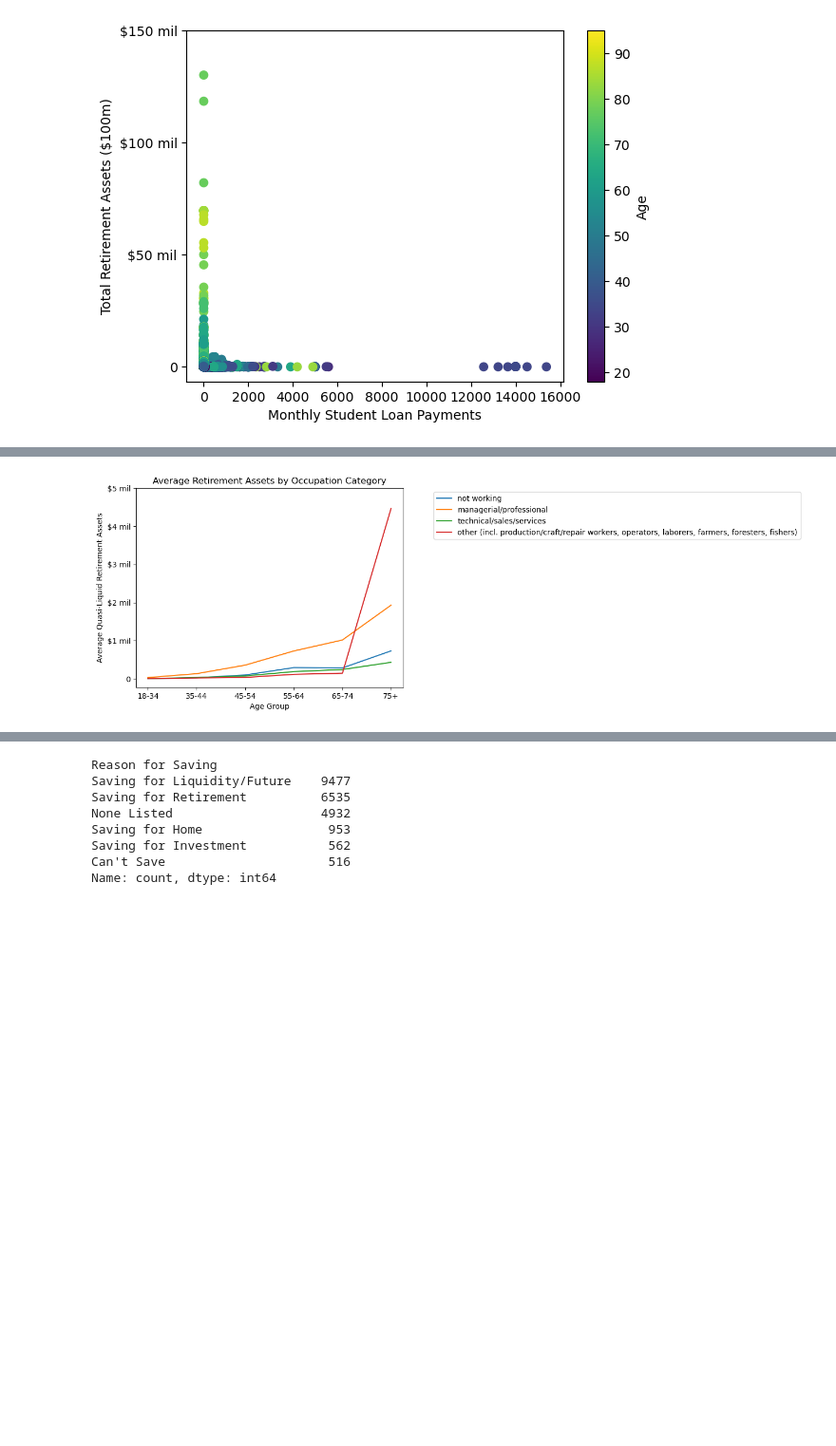
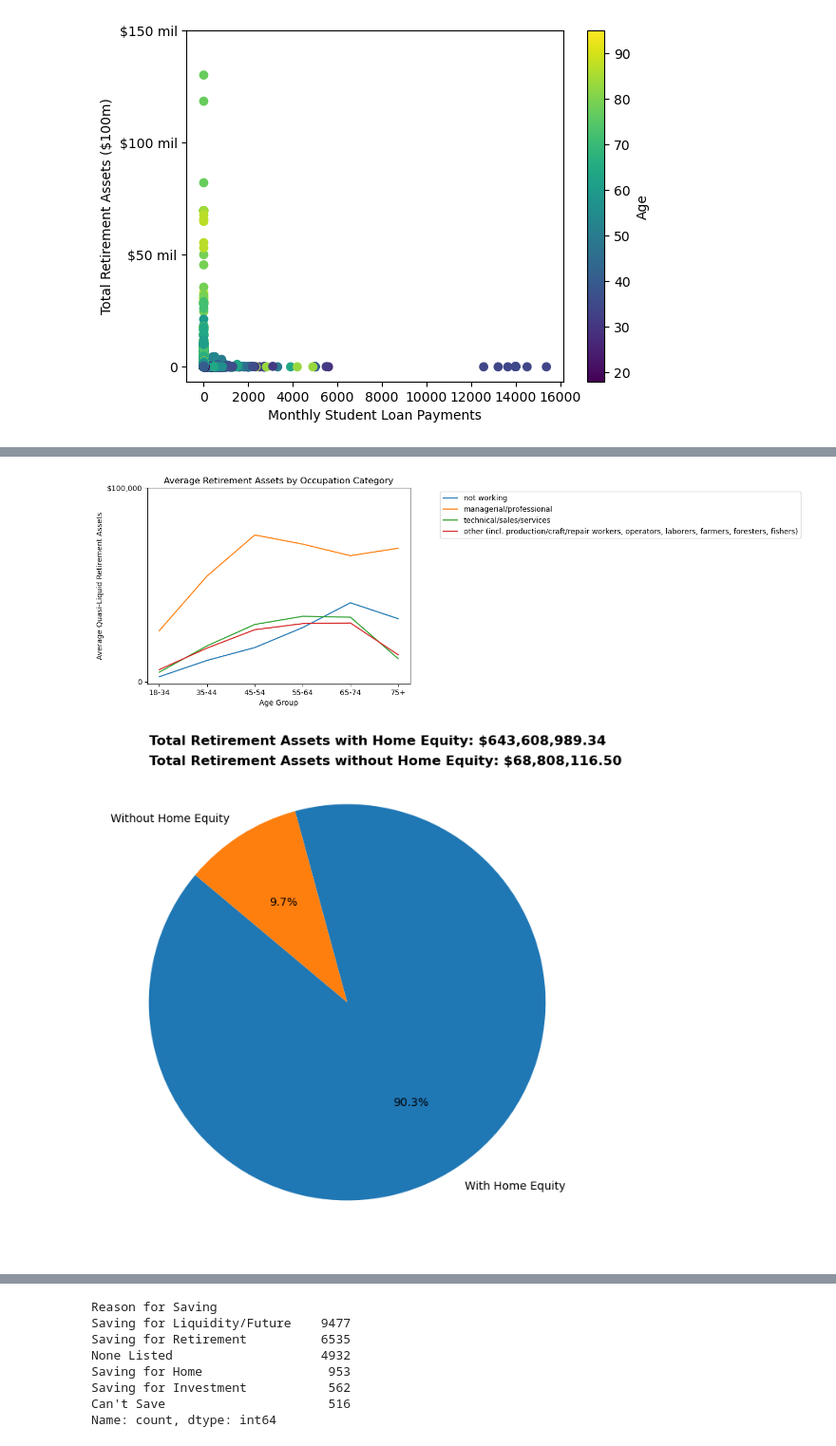
Before and after one commit to HanaDoubleU/project-1, a Jupyter notebook: Survey_Consumer_Finances_Bekah Graphs.ipynb, the cells around one changed output, grey strips where cells are left out. Shown at 95% size. Cells and saved outputs as stored; diff of their text form; code cells hidden in the pictures; blank space fills up the shorter version.

```diff
--- a/Survey_Consumer_Finances_Bekah Graphs.ipynb
+++ b/Survey_Consumer_Finances_Bekah Graphs.ipynb
@@ -414,19 +450,18 @@ plt.show()
 # plt.show()
 # %%
 # For Occupation Categories: Line graphs of Average Retirement by Age Group
+x_values = sorted(final_data_df["Age Group"].unique())
 
-x_values = sorted(data_df["Age Group"].unique())
-
-occs = data_df["Occupation Class"].unique()
+occs = final_data_df["Occupation Class"].unique()
 
 for occ in occs:
-    occ_df = data_df[data_df["Occupation Class"] == occ]
+    occ_df = final_data_df[final_data_df["Occupation Class"] == occ]
     y_values = occ_df.groupby("Age Group")["Total Equity: Quasi-Liquid Retirement Assets 2019"].mean()
     plt.plot(x_values, y_values, label=occ)
 
 # Use real numbers as the y-axis markers
-plt.yticks([0, 1000000, 2000000, 3000000, 4000000, 5000000],
-           ['0', '$1 mil', '$2 mil', '$3 mil', '$4 mil', '$5 mil'])
+plt.yticks([0, 100000],
+           ['0', '$100,000'])
 
 # Add labels
 plt.xlabel('Age Group')
@@ -437,12 +472,42 @@ plt.title('Average Retirement Assets by Occupation Category')
 plt.legend(loc='upper right', bbox_to_anchor=(2.5, 1), ncol=1)
 
 # Save an image of the graph
-plt.savefig('Bekah 2a -occs.png')
+plt.savefig('Bekah 2 -occupations.png')
 
 # Display the plot
 plt.show()
 # %% [output]
-[figure, old version]
+[figure, new version]
+# %%
+# Positive Home Equity vs Retirement
+
+# Filter out rows where home equity is greater than zero
+ret_w_equity = final_data_df[final_data_df['Total Value Home Equity 2019'] > 0]['Total Equity: Quasi-Liquid Retirement Assets 2019'].sum()
+
+# Filter out rows where home equity is equal to or less than zero
+ret_no_equity = final_data_df[final_data_df['Total Value Home Equity 2019'] <= 0]['Total Equity: Quasi-Liquid Retirement Assets 2019'].sum()
+
+# Data for the pie chart
+labels = ['With Home Equity', 'Without Home Equity']
+sizes = [ret_w_equity, ret_no_equity]
+# colors = ['lightblue', 'lightcoral']
+
+# Create the pie chart
+plt.figure(figsize=(8, 8))
+plt.pie(sizes, labels=labels, autopct='%1.1f%%', startangle=140)
+# plt.axis('equal')  # Equal aspect ratio ensures that pie is drawn as a circle.
+
+# Add total retirement savings numbers
+plt.text(-1, 1.3, f'Total Retirement Assets with Home Equity: ${ret_w_equity:,.2f}', fontsize=12, color='black', weight='bold')
+plt.text(-1, 1.2, f'Total Retirement Assets without Home Equity: ${ret_no_equity:,.2f}', fontsize=12, color='black', weight='bold')
+
+# Save an image of the graph
+plt.savefig('Bekah 3 -home equity.png')
+
+# Show the pie chart
+plt.show()
+# %% [output]
+[figure, added]
 # %%
 data_df.describe()
 # %% [output]
```
Also changed, not shown: parts of 4 cells of this notebook, 6 other files.
